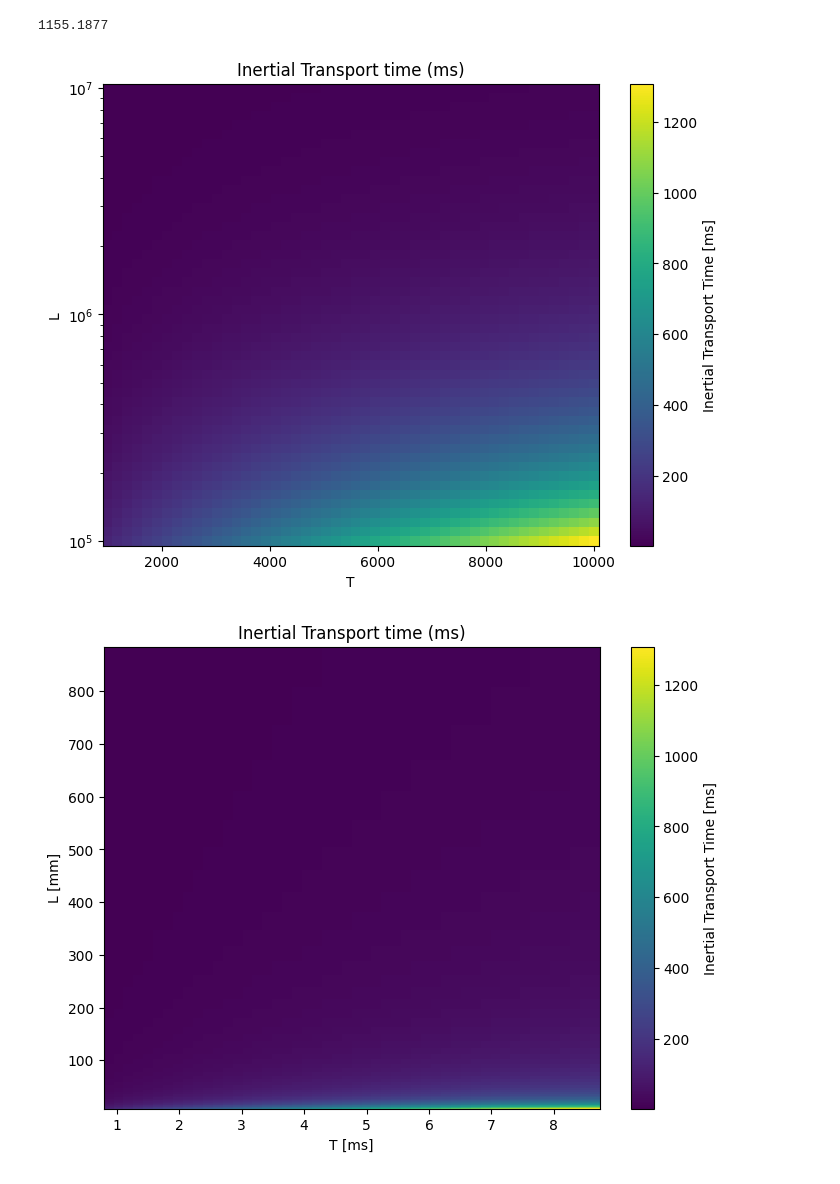
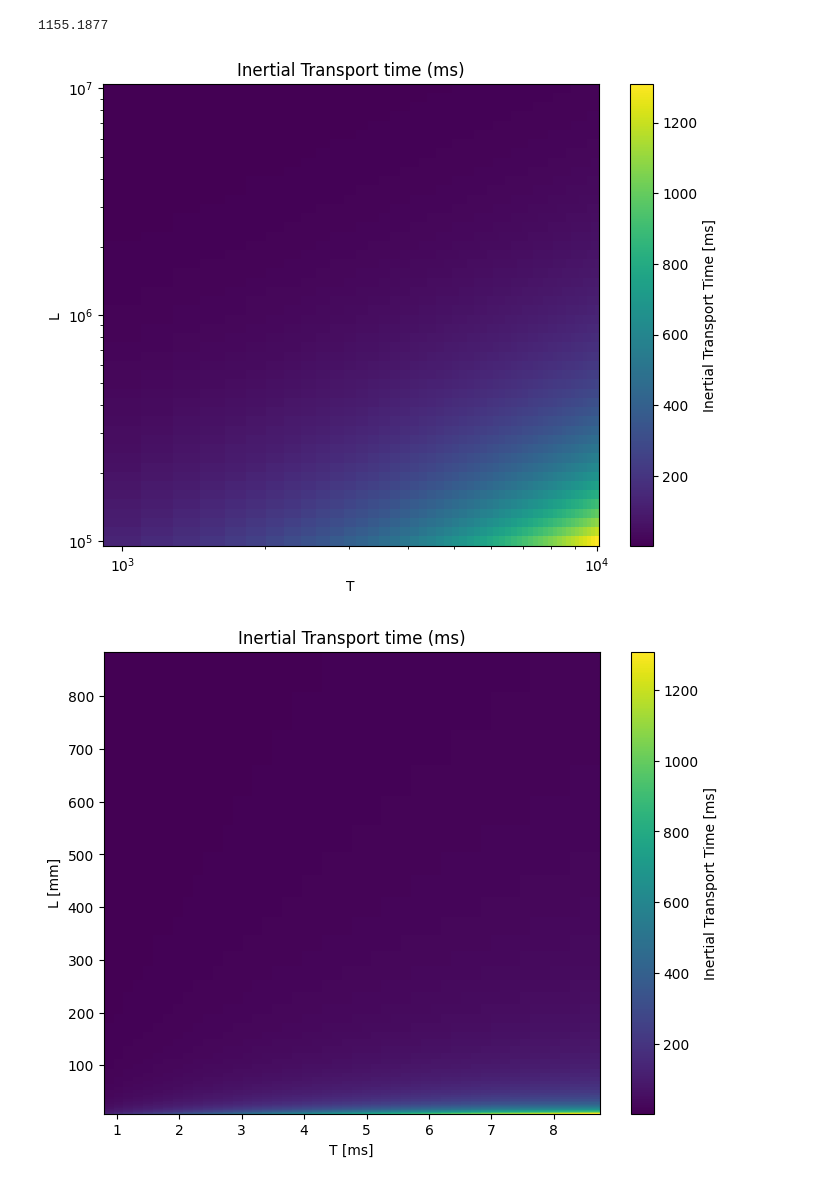
Before and after one commit to jorgegponce/sr-conveyor-belt, a Jupyter notebook: 1D_transport_simulation.ipynb, the cells around one changed output. Saved outputs shown, nothing was run; the diff lists cells and outputs as text; code cells hidden in the pictures.

```diff
--- a/1D_transport_simulation.ipynb
+++ b/1D_transport_simulation.ipynb
@@ -349,15 +352,15 @@ for i, L in enumerate(L_vals):
 # %%
 plt.figure(figsize=(8, 6))
 plt.pcolormesh(T_vals, L_vals, time_ms, shading="auto", cmap="viridis")
 plt.colorbar(label="Inertial Transport Time [ms]")
-# plt.xscale("log")
+plt.xscale("log")
 plt.yscale("log")
 plt.xlabel("T")
 plt.ylabel("L")
 plt.title("Inertial Transport time (ms)")
 plt.show()
 # %% [output]
-[figure, old version]
+[figure, new version]
 # %%
 # and we repeat the same plot with units so its easier to interpret
 
```
Also changed, not shown: parts of 8 cells of this notebook.
